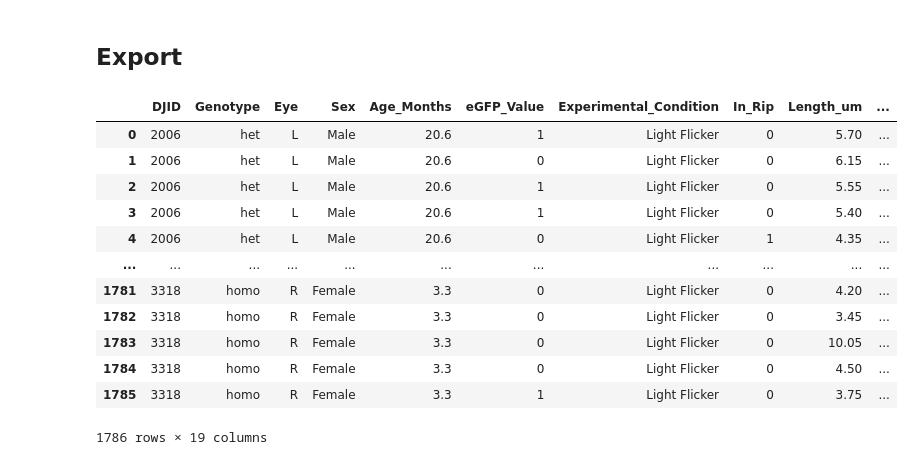
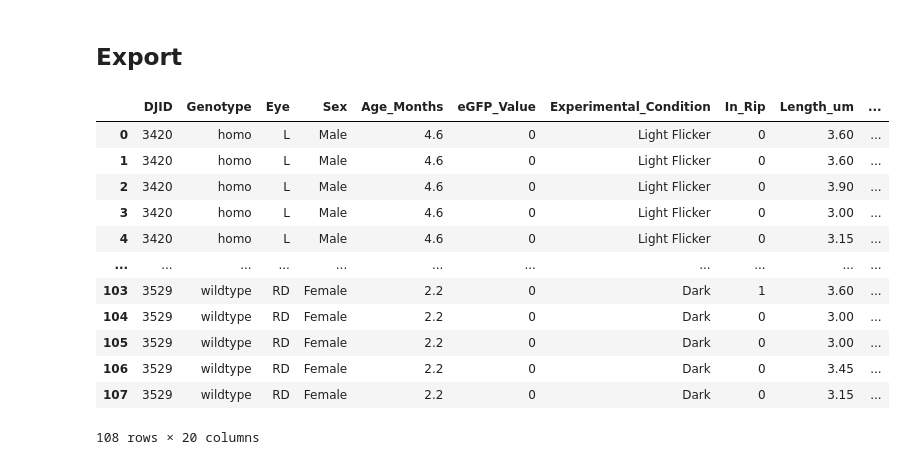
Before and after one commit to rltinio/ImageAnalysis, a Jupyter notebook: Integral_Calculator_V3.ipynb, the cells around one changed output. Saved outputs shown, nothing was run; the diff lists cells and outputs as text; code cells hidden in the pictures.

```diff
--- a/Integral_Calculator_V3.ipynb
+++ b/Integral_Calculator_V3.ipynb
@@ -84,6 +84,7 @@ from Tusc5ImageUtils import *
 Accepts data from the new image analysis
 '''
 
-Cell_Results = pd.read_csv('all_data.csv')
+Cell_Results = pd.read_csv('time_raw_data.csv')
 Cell_Results['X_vals'] = Cell_Results['X_vals'].apply(ast.literal_eval) # Makes it so cells containing lists are identifiable as lists by pandas
 Cell_Results['Y_vals'] = Cell_Results['Y_vals'].apply(ast.literal_eval)
+Cell_Results.head()
@@ -95,16 +103,18 @@ Cell_Results['Y_vals'] = Cell_Results['Y_vals'].apply(ast.literal_eval)
 
 This code chunk merges that dataframe with Cell_Results
 
+
+Takes into consideration if file_name has variations on eye types (e.g. RA, LD)
 '''
 
-Recorded_Info = pd.read_csv('DJID_GEN_EYES.csv')
-merged_df = pd.merge(Cell_Results, Recorded_Info[['DJID', 'Genotype', 'Experimental Eye', 'Control Eye']], on='DJID', how='left')
-
-merged_df.loc[merged_df['Eye'] == merged_df['Experimental Eye'], 'Group_Type'] = 'Experimental'
-
-merged_df.loc[merged_df['Eye'] == merged_df['Control Eye'], 'Group_Type'] = 'Control'
+Recorded_Info = pd.read_csv('DJID_GEN_EYES_DURATION.csv')
+merged_df = pd.merge(Cell_Results, Recorded_Info[['DJID', 'Genotype', 'Experimental Eye', 'Control Eye', 'Time_Condition']], on='DJID', how='left')
+merged_df.loc[merged_df['Eye'].str[0] == merged_df['Experimental Eye'].str[0], 'Group_Type'] = 'Experimental'
+merged_df.loc[merged_df['Eye'].str[0] == merged_df['Control Eye'].str[0], 'Group_Type'] = 'Control'
 Cell_Results = merged_df.drop(columns=['Experimental Eye', 'Control Eye'])
 
+Cell_Results.loc[Cell_Results['Genotype'] == 'wildtype', 'eGFP_Value'] = False # Making sure wildtype retinas do not have false positive eGFP cells
+
 Cell_Results.head()
 # %% [output]
 |  | Y_vals | mask_id | Stain | X_vals | file_name | DJID | Eye | eGFP_Value | eGFP_Raw_Intensity | ... |
@@ -655,44 +690,44 @@ Making new dataframe for export
 '''
 
 # Columns to Keep
-keep_cols = ['DJID', 'Genotype', 'Eye', 'sex', 'Age_Months', 'eGFP_Value', 'Group_Type', 'in_rip', 'Length',
+keep_cols = ['DJID', 'Genotype', 'Eye', 'sex', 'Age_Months', 'eGFP_Value', 'Group_Type', 'in_rip', 'Length', 'Time_Condition',
              'GluT1_Top_Surface_Integral', 'GluT1_Bot_Surface_Integral', 'WGA_Top_Surface_Integral', 'WGA_Bot_Surface_Integral',
              'GluT1_Top_Integral', 'GluT1_Middle_Integral', 'GluT1_Bottom_Integral',
              'WGA_Top_Integral', 'WGA_Middle_Integral', 'WGA_Bottom_Integral']
 
 # Columns to rename
 renamed_cols = {'sex': 'Sex',
                 'Length': 'Length_um',
                 'in_rip': 'In_Rip',
                 'Group_Type' :'Experimental_Condition'}
 
 Export_df = Cell_Results_Calcs.groupby('Cell').first().loc[:, keep_cols].reset_index(drop = True)
 Export_df = Export_df.rename(columns = renamed_cols)
 
 # Remapping values
 Export_df['eGFP_Value'] = Export_df['eGFP_Value'].astype(int)
 Export_df['In_Rip'] = Export_df['In_Rip'].astype(int)
 
 Exp_Con_map = {'Experimental': 'Light Flicker', 'Control': 'Dark'}
 Export_df['Experimental_Condition'] = Export_df['Experimental_Condition'].map(Exp_Con_map)#.fillna(Export_df['Experimental_Condition'])
 
 # Checking for NA vals
 if Export_df.isna().sum().sum() > 0:
     print('There are NA values, check for problems')
 
 Export_df
 # %% [output]
 |  | DJID | Genotype | Eye | Sex | Age_Months | eGFP_Value | Experimental_Condition | In_Rip | Length_um | ... |
-| 0 | 2006 | het | L | Male | 20.6 | 1 | Light Flicker | 0 | 5.70 | ... |
-| 1 | 2006 | het | L | Male | 20.6 | 0 | Light Flicker | 0 | 6.15 | ... |
-| 2 | 2006 | het | L | Male | 20.6 | 1 | Light Flicker | 0 | 5.55 | ... |
-| 3 | 2006 | het | L | Male | 20.6 | 1 | Light Flicker | 0 | 5.40 | ... |
-| 4 | 2006 | het | L | Male | 20.6 | 0 | Light Flicker | 1 | 4.35 | ... |
+| 0 | 3420 | homo | L | Male | 4.6 | 0 | Light Flicker | 0 | 3.60 | ... |
+| 1 | 3420 | homo | L | Male | 4.6 | 0 | Light Flicker | 0 | 3.60 | ... |
+| 2 | 3420 | homo | L | Male | 4.6 | 0 | Light Flicker | 0 | 3.90 | ... |
+| 3 | 3420 | homo | L | Male | 4.6 | 0 | Light Flicker | 0 | 3.00 | ... |
+| 4 | 3420 | homo | L | Male | 4.6 | 0 | Light Flicker | 0 | 3.15 | ... |
 | ... | ... | ... | ... | ... | ... | ... | ... | ... | ... | ... |
-| 1781 | 3318 | homo | R | Female | 3.3 | 0 | Light Flicker | 0 | 4.20 | ... |
-| 1782 | 3318 | homo | R | Female | 3.3 | 0 | Light Flicker | 0 | 3.45 | ... |
-| 1783 | 3318 | homo | R | Female | 3.3 | 0 | Light Flicker | 0 | 10.05 | ... |
-| 1784 | 3318 | homo | R | Female | 3.3 | 0 | Light Flicker | 0 | 4.50 | ... |
-| 1785 | 3318 | homo | R | Female | 3.3 | 1 | Light Flicker | 0 | 3.75 | ... |
+| 103 | 3529 | wildtype | RD | Female | 2.2 | 0 | Dark | 1 | 3.60 | ... |
+| 104 | 3529 | wildtype | RD | Female | 2.2 | 0 | Dark | 0 | 3.00 | ... |
+| 105 | 3529 | wildtype | RD | Female | 2.2 | 0 | Dark | 0 | 3.00 | ... |
+| 106 | 3529 | wildtype | RD | Female | 2.2 | 0 | Dark | 0 | 3.45 | ... |
+| 107 | 3529 | wildtype | RD | Female | 2.2 | 0 | Dark | 0 | 3.15 | ... |
-1786 rows × 19 columns
+108 rows × 20 columns
 # %%
```
Also changed, not shown: parts of 14 cells of this notebook, 1 other file.
